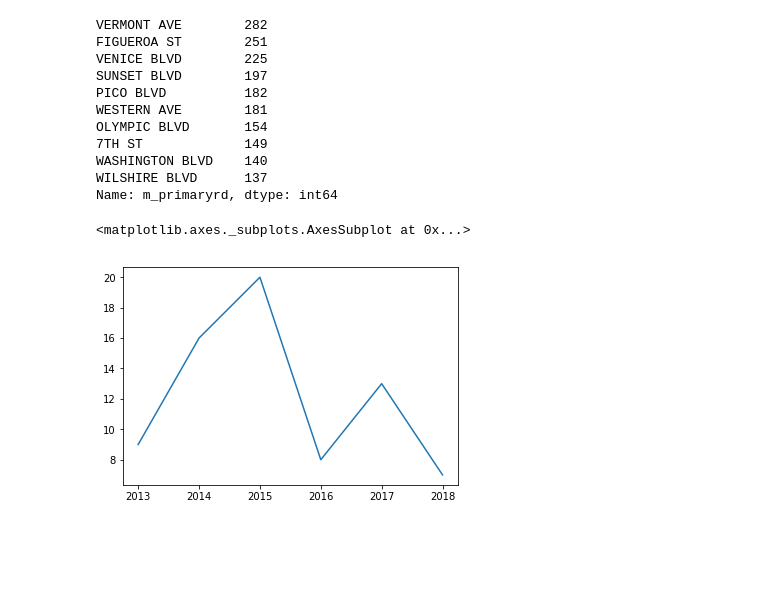
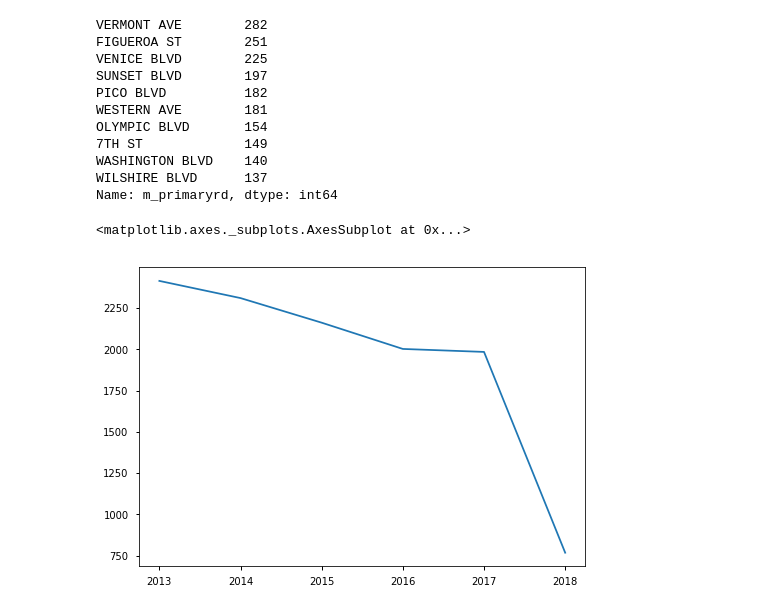
Before and after one commit to JayKimBravekjh/Bicycle-Collisions-in-Los-Angeles-2013-2018, a Jupyter notebook: Bicyclist Accidents in Los Angeles 2013-2018.ipynb, the cells around one changed output. Drawn from its saved outputs; the diff is of its cells as text; code cells hidden in the pictures; blank space fills up the shorter version.

```diff
--- a/Bicyclist Accidents in Los Angeles 2013-2018.ipynb
+++ b/Bicyclist Accidents in Los Angeles 2013-2018.ipynb
@@ -91,11 +91,14 @@ OLYMPIC BLVD       154
 WASHINGTON BLVD    140
 WILSHIRE BLVD      137
 Name: m_primaryrd, dtype: int64
+# %%
+gpd.datasets.available
+plt.style.use('seaborn-notebook')
 # %%
-atwater.accident_year.value_counts().sort_index(ascending=True).plot()
+df_bike.accident_year.value_counts().sort_index(ascending=True).plot()
 # %% [output]
 <matplotlib.axes._subplots.AxesSubplot at 0x...>
-[figure, old version]
+[figure, new version]
 # %%
 m=folium.Map(location=[atwater.point_y.mean(), atwater.point_x.mean()],
              zoom_start=15,
```
Also changed, not shown: parts of 3 cells of this notebook.
